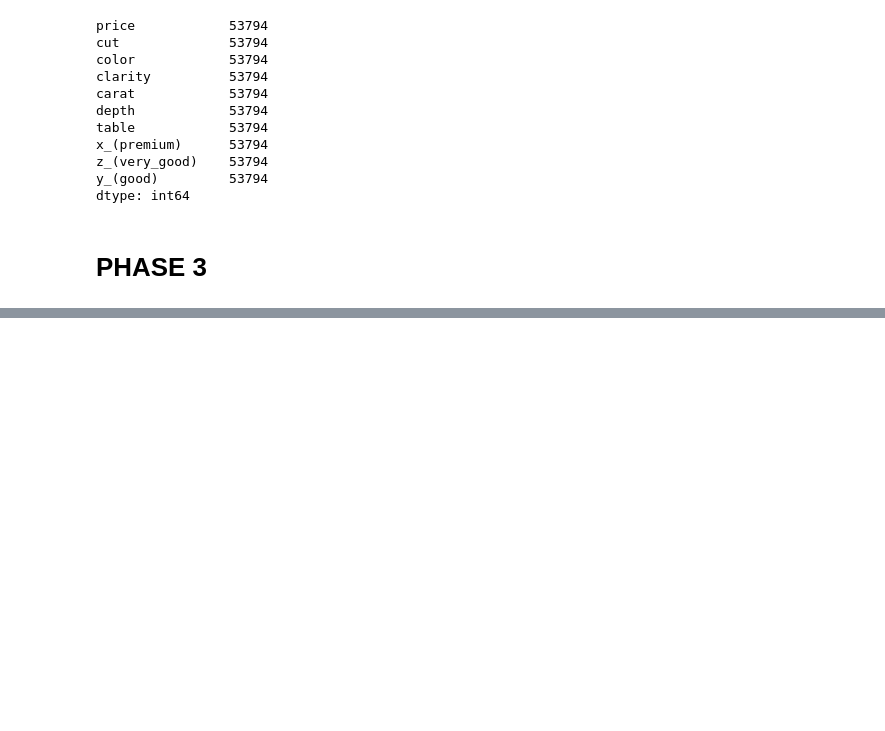
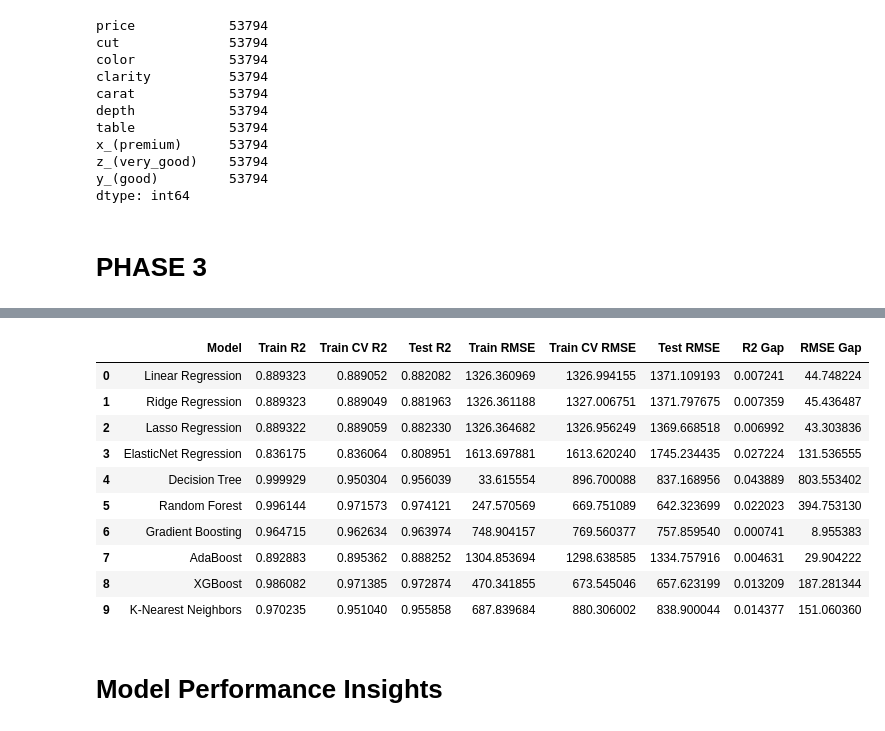
Before and after one commit to TeslimAdeyanju/4-Portfolio-SDS-CP023-diamond-price-predictor, a Jupyter notebook: submissions-team/Patrick-Edosoma/diamond_notebook.ipynb, the cells around one changed output, grey strips where cells are left out. Drawn from its saved outputs; the diff is of its cells as text; code cells hidden in the pictures; blank space fills up the shorter version.

Commit message:
Completed Mode Training without hyperparameter tuning

```diff
--- a/submissions-team/Patrick-Edosoma/diamond_notebook.ipynb
+++ b/submissions-team/Patrick-Edosoma/diamond_notebook.ipynb
@@ -605,0 +661,59 @@ dtype: int64
+# %%
+def train_and_predict(X_train, X_test, y_train, y_test):
+
+    models = {
+        "Linear Regression": LinearRegression(),
+        "Ridge Regression": Ridge(),
+        "Lasso Regression": Lasso(),
+        "ElasticNet Regression": ElasticNet(),
+        "Decision Tree": DecisionTreeRegressor(),
+        "Random Forest": RandomForestRegressor(),
+        "Gradient Boosting": GradientBoostingRegressor(),
+        "AdaBoost": AdaBoostRegressor(),
+        "XGBoost": XGBRegressor(),
+        "K-Nearest Neighbors": KNeighborsRegressor()
+    }
+
+    results = []
+    for model_name, model in models.items():
+        model.fit(X_train, y_train)
+
+        y_train_pred = model.predict(X_train)
+        y_test_pred = model.predict(X_test)
+
+        train_r2 = r2_score(y_train, y_train_pred)
+        train_rmse = np.sqrt(mean_squared_error(y_train, y_train_pred))
+
+        cv_r2 = np.mean(cross_val_score(model, X_train, y_train, cv=5, scoring='r2'))
+        cv_rmse = np.mean(np.sqrt(-cross_val_score(model, X_train, y_train, cv=5, scoring='neg_mean_squared_error')))
+
+        test_r2 = r2_score(y_test, y_test_pred)
+        test_rmse = np.sqrt(mean_squared_error(y_test, y_test_pred))
+
+        r2_gap = abs(train_r2 - test_r2)
+        rmse_gap = abs(train_rmse - test_rmse)
+
+        results.append([model_name, train_r2, cv_r2, test_r2, train_rmse, cv_rmse, test_rmse, r2_gap, rmse_gap])
+
+    results_df = pd.DataFrame(results, columns=["Model", "Train R2", "Train CV R2", "Test R2", "Train RMSE", "Train CV RMSE", "Test RMSE", "R2 Gap", "RMSE Gap"])
+    return results_df
+# %%
+results_without_tuning = train_and_predict(x_train_scaled, x_test_scaled, y_train, y_test)
+# %%
+# Stored  every evaluation techiniques in a result table (results_df), making it easy to compare models.
+
+results_without_tuning
+# %% [output]
+|  | Model | Train R2 | Train CV R2 | Test R2 | Train RMSE | Train CV RMSE | Test RMSE | R2 Gap | RMSE Gap |
+| 0 | Linear Regression | 0.889323 | 0.889052 | 0.882082 | 1326.360969 | 1326.994155 | 1371.109193 | 0.007241 | 44.748224 |
+| 1 | Ridge Regression | 0.889323 | 0.889049 | 0.881963 | 1326.361188 | 1327.006751 | 1371.797675 | 0.007359 | 45.436487 |
+| 2 | Lasso Regression | 0.889322 | 0.889059 | 0.882330 | 1326.364682 | 1326.956249 | 1369.668518 | 0.006992 | 43.303836 |
+| 3 | ElasticNet Regression | 0.836175 | 0.836064 | 0.808951 | 1613.697881 | 1613.620240 | 1745.234435 | 0.027224 | 131.536555 |
+| 4 | Decision Tree | 0.999929 | 0.950304 | 0.956039 | 33.615554 | 896.700088 | 837.168956 | 0.043889 | 803.553402 |
+| 5 | Random Forest | 0.996144 | 0.971573 | 0.974121 | 247.570569 | 669.751089 | 642.323699 | 0.022023 | 394.753130 |
+| 6 | Gradient Boosting | 0.964715 | 0.962634 | 0.963974 | 748.904157 | 769.560377 | 757.859540 | 0.000741 | 8.955383 |
+| 7 | AdaBoost | 0.892883 | 0.895362 | 0.888252 | 1304.853694 | 1298.638585 | 1334.757916 | 0.004631 | 29.904222 |
+| 8 | XGBoost | 0.986082 | 0.971385 | 0.972874 | 470.341855 | 673.545046 | 657.623199 | 0.013209 | 187.281344 |
+| 9 | K-Nearest Neighbors | 0.970235 | 0.951040 | 0.955858 | 687.839684 | 880.306002 | 838.900044 | 0.014377 | 151.060360 |
+# %% [markdown]
+# Model Performance Insights
```
Also changed, not shown: parts of 23 cells of this notebook.
